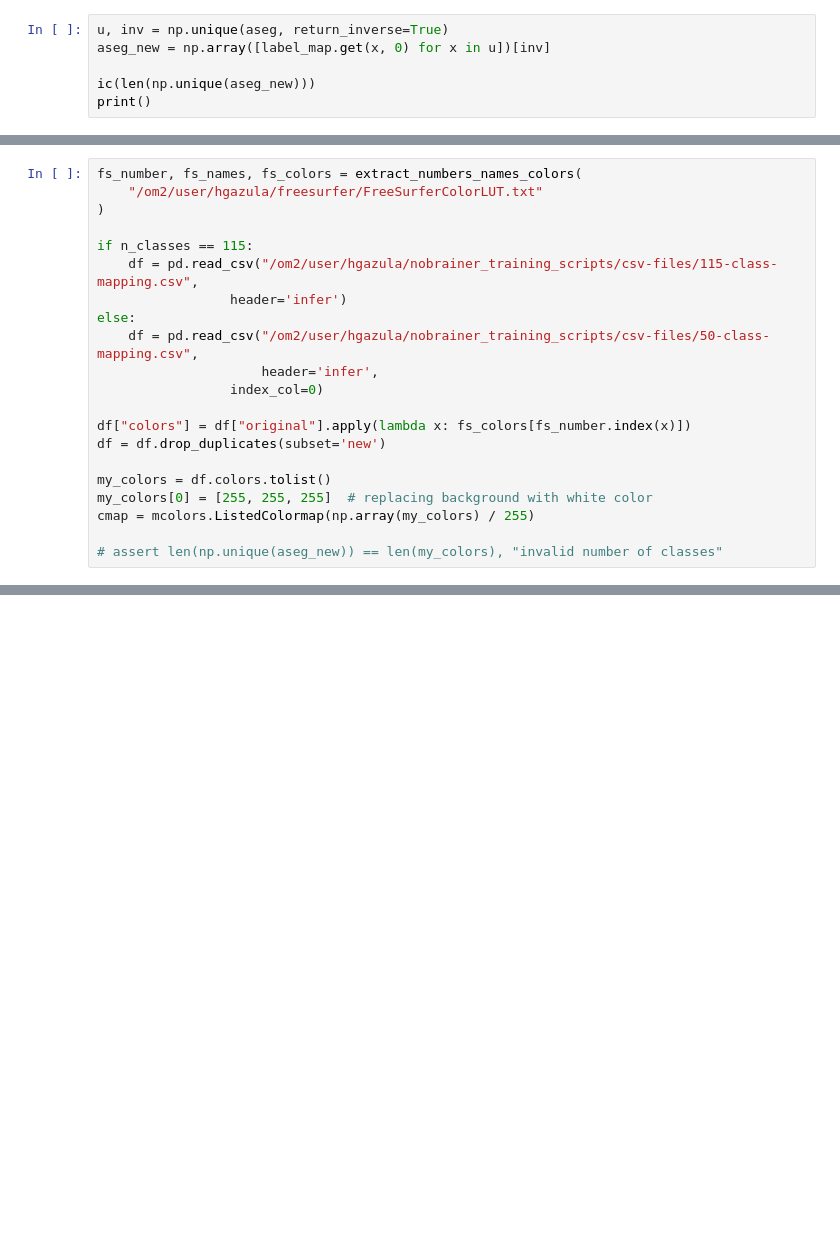
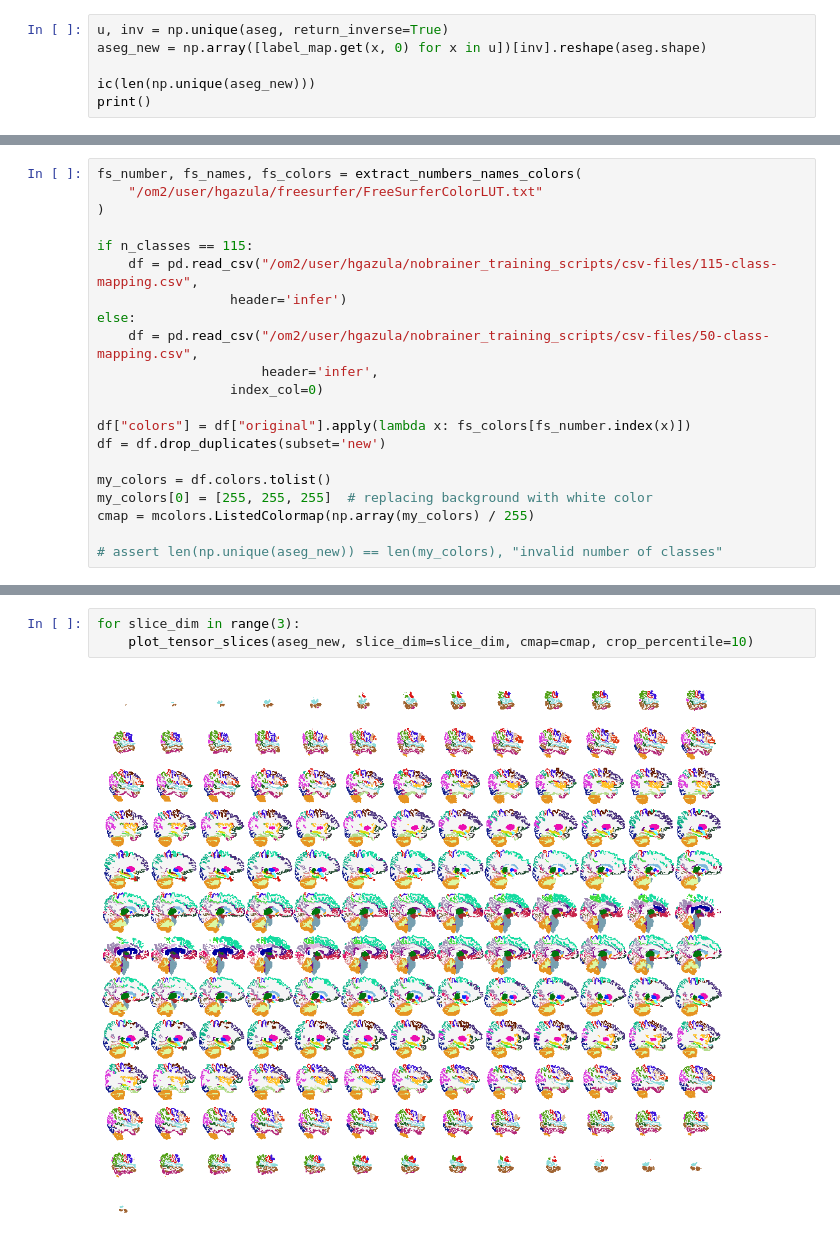
Before and after one commit to neuronets/nobrainer_training_scripts, a Jupyter notebook: 1.2.0/brainy_plots.ipynb, the cells around one changed output, grey strips where cells are left out. Drawn from its saved outputs; the diff is of its cells as text; blank space fills up the shorter version.

```diff
--- a/1.2.0/brainy_plots.ipynb
+++ b/1.2.0/brainy_plots.ipynb
@@ -57,7 +32,7 @@ Using label mapping file: /om2/user/hgazula/nobrainer_training_scripts/csv-files
 Conversion into 50 segmentation classes from freesurfer labels
 # %%
 u, inv = np.unique(aseg, return_inverse=True)
-aseg_new = np.array([label_map.get(x, 0) for x in u])[inv]
+aseg_new = np.array([label_map.get(x, 0) for x in u])[inv].reshape(aseg.shape)
 
 ic(len(np.unique(aseg_new)))
 print()
@@ -108,0 +130,5 @@ for axis, direction in direction_map.items():
+# %%
+for slice_dim in range(3):
+    plot_tensor_slices(aseg_new, slice_dim=slice_dim, cmap=cmap, crop_percentile=10)
+# %% [output]
+[figure, added]
```
Also changed, not shown: parts of 7 cells of this notebook.
